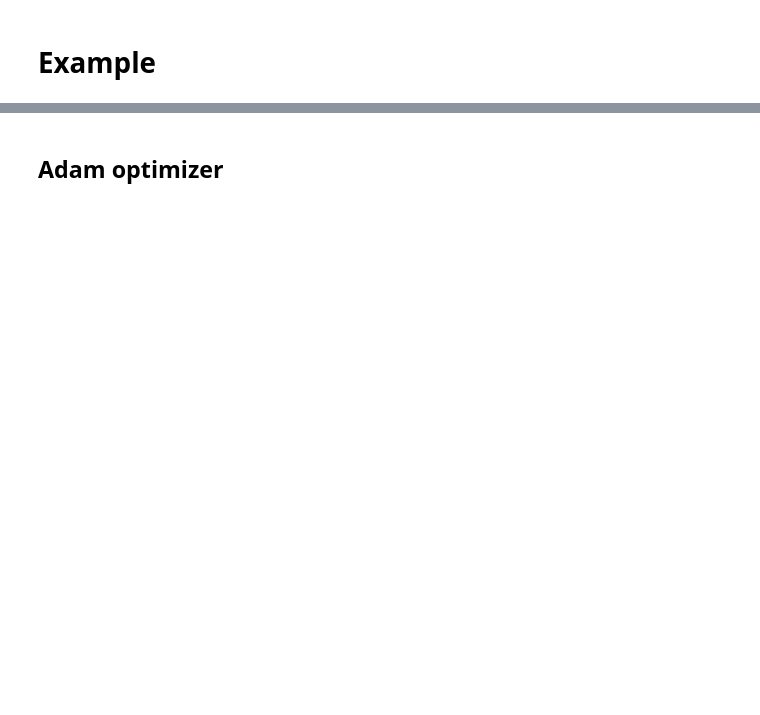
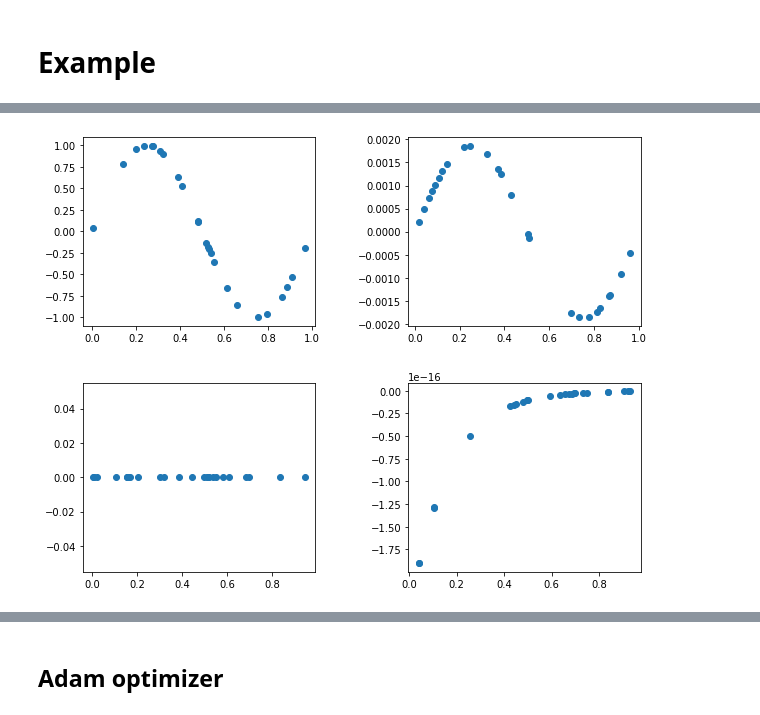
Before and after one commit to alaignelet/nn-PDE, a Jupyter notebook: PDE_scripts.ipynb, the cells around one changed output, grey strips where cells are left out. Cells and saved outputs as stored; diff of their text form; code cells hidden in the pictures; blank space fills up the shorter version.

```diff
--- a/PDE_scripts.ipynb
+++ b/PDE_scripts.ipynb
@@ -264,0 +296,8 @@ plt.scatter( xInt[:,0], xInt[:,1] );
+# %%
+fig, axs = plt.subplots(2, 2, figsize=(10,8))
+axs = axs.flatten()
+for ax, idx, coord in zip(axs, range(4), [1,1,0,0]):
+    ax.scatter( data['xBound'][idx*25 : (idx+1)*25, coord], data['yBoundCondition'][idx*25 : (idx+1)*25] )
+plt.subplots_adjust(wspace=0.4, hspace=0.3);
+# %% [output]
+[figure, added]
```
Also changed, not shown: parts of 27 cells of this notebook.
